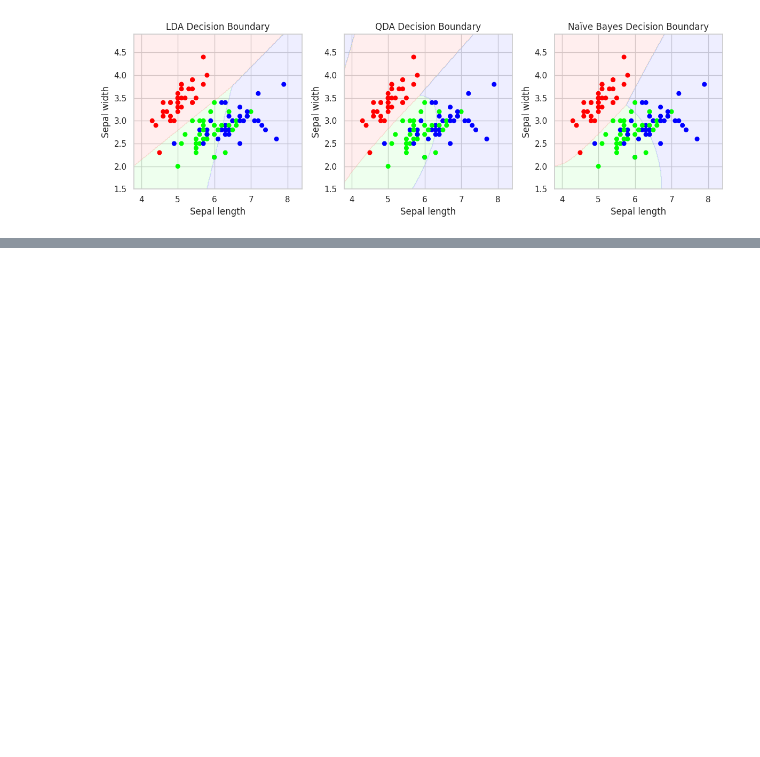
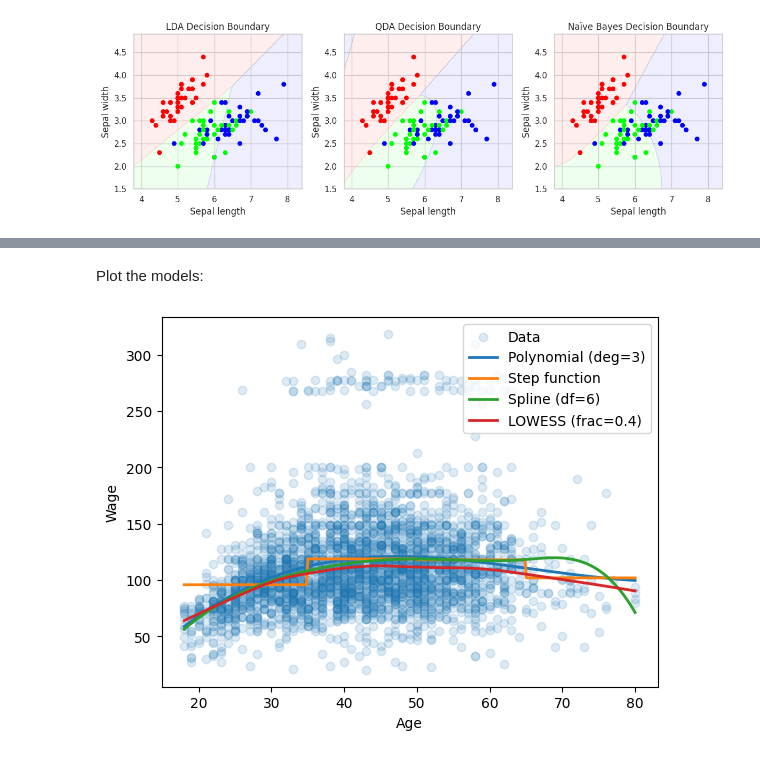
Before and after one commit to mibur1/psy300, a Jupyter notebook: book/solutions/solutions_2.ipynb, the cells around one changed output, grey strips where cells are left out. Saved outputs shown, nothing was run; the diff lists cells and outputs as text; code cells hidden in the pictures; blank space fills up the shorter version.

Commit message:
added exercise for flexible regression models

```diff
--- a/book/solutions/solutions_2.ipynb
+++ b/book/solutions/solutions_2.ipynb
@@ -676,0 +718,7 @@ plt.tight_layout()
+# %%
+from sklearn.preprocessing import PolynomialFeatures
+from sklearn.linear_model import LinearRegression
+
+poly = PolynomialFeatures(degree=3, include_bias=False)
+X_poly = poly.fit_transform(wage[["age"]])
+poly_mod = LinearRegression().fit(X_poly, wage["wage"])
@@ -676,0 +737,45 @@ plt.tight_layout()
+# %%
+spline_basis = patsy.dmatrix(
+    "bs(age, df=6, degree=3, include_intercept=False)",
+    {"age": wage["age"]},
+    return_type="dataframe",
+    )
+spline_mod = sm.OLS(wage["wage"], spline_basis).fit()
+# %%
+from statsmodels.nonparametric.smoothers_lowess import lowess
+
+low_mod = lowess(wage["wage"], wage["age"], frac=0.4)
+# %% [markdown]
+Plot the models:
+# %%
+age_grid = np.linspace(wage["age"].min(), wage["age"].max(), 300)
+
+# Polynomial predictions
+poly_pred = poly_mod.predict(poly.transform(age_grid.reshape(-1, 1)))
+
+# Stepwise predictions
+step_grid = patsy.dmatrix(
+    "bs(x, knots=cuts, degree=0, include_intercept=False)",
+    {"x": age_grid, "cuts": cuts},
+    return_type="dataframe",
+)
+step_pred = step_mod.predict(step_grid)
+
+# Spline predictions
+spline_grid = patsy.dmatrix(
+    "bs(x, df=6, degree=3, include_intercept=False)",
+    {"x": age_grid},
+    return_type="dataframe",
+)
+spline_pred = spline_mod.predict(spline_grid)
+
+fig, ax = plt.subplots()
+ax.scatter(wage["age"], wage["wage"], alpha=0.15, label="Data")
+ax.plot(age_grid, poly_pred, label="Polynomial (deg=3)", linewidth=2)
+ax.plot(age_grid, step_pred, label="Step function", linewidth=2)
+ax.plot(age_grid, spline_pred, label="Spline (df=6)", linewidth=2)
+ax.plot(low_mod[:,0], low_mod[:,1], label="LOWESS (frac=0.4)", linewidth=2)
+ax.set(xlabel="Age", ylabel="Wage")
+plt.legend();
+# %% [output]
+[figure, added]
```
Also changed, not shown: parts of 4 cells of this notebook, 1 other file.
